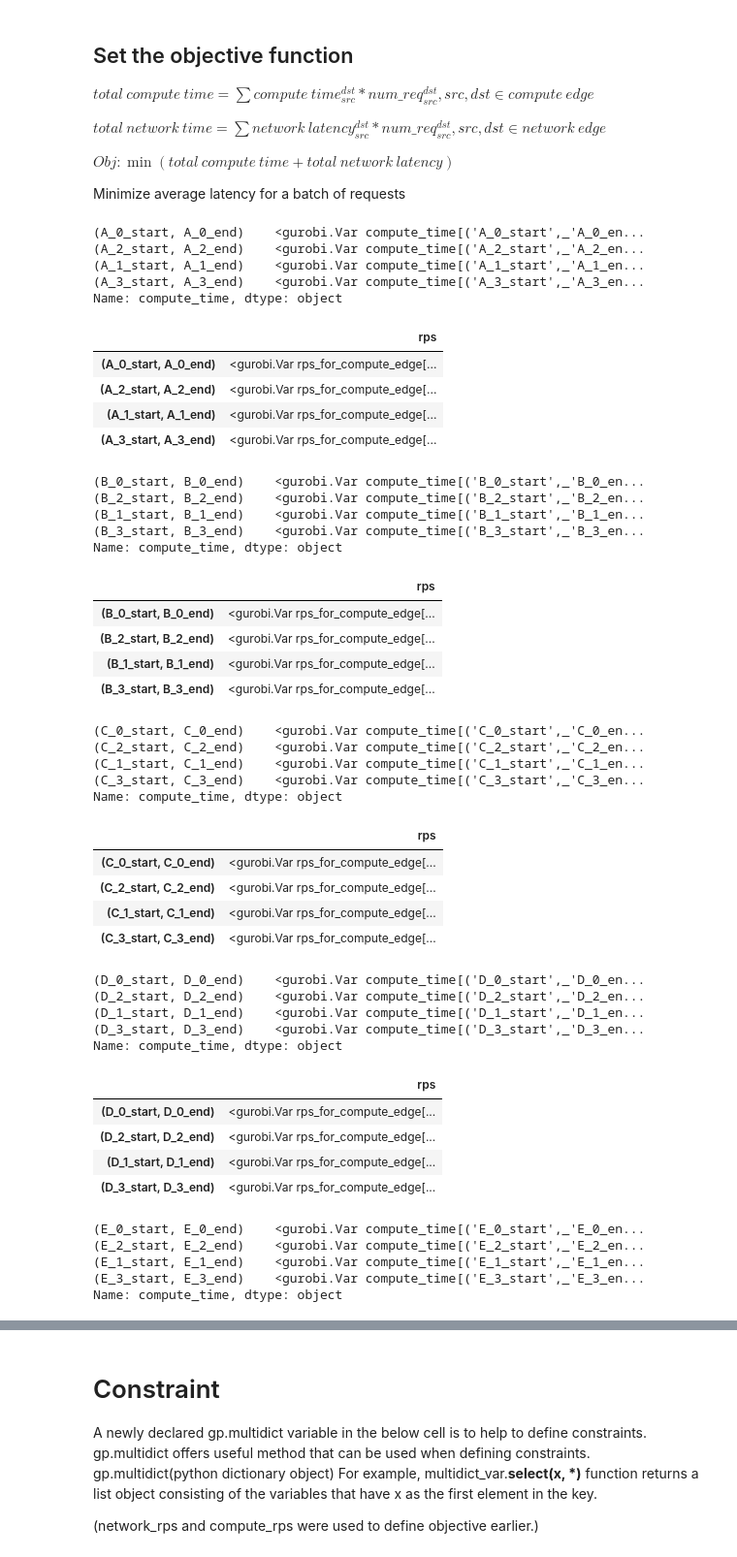
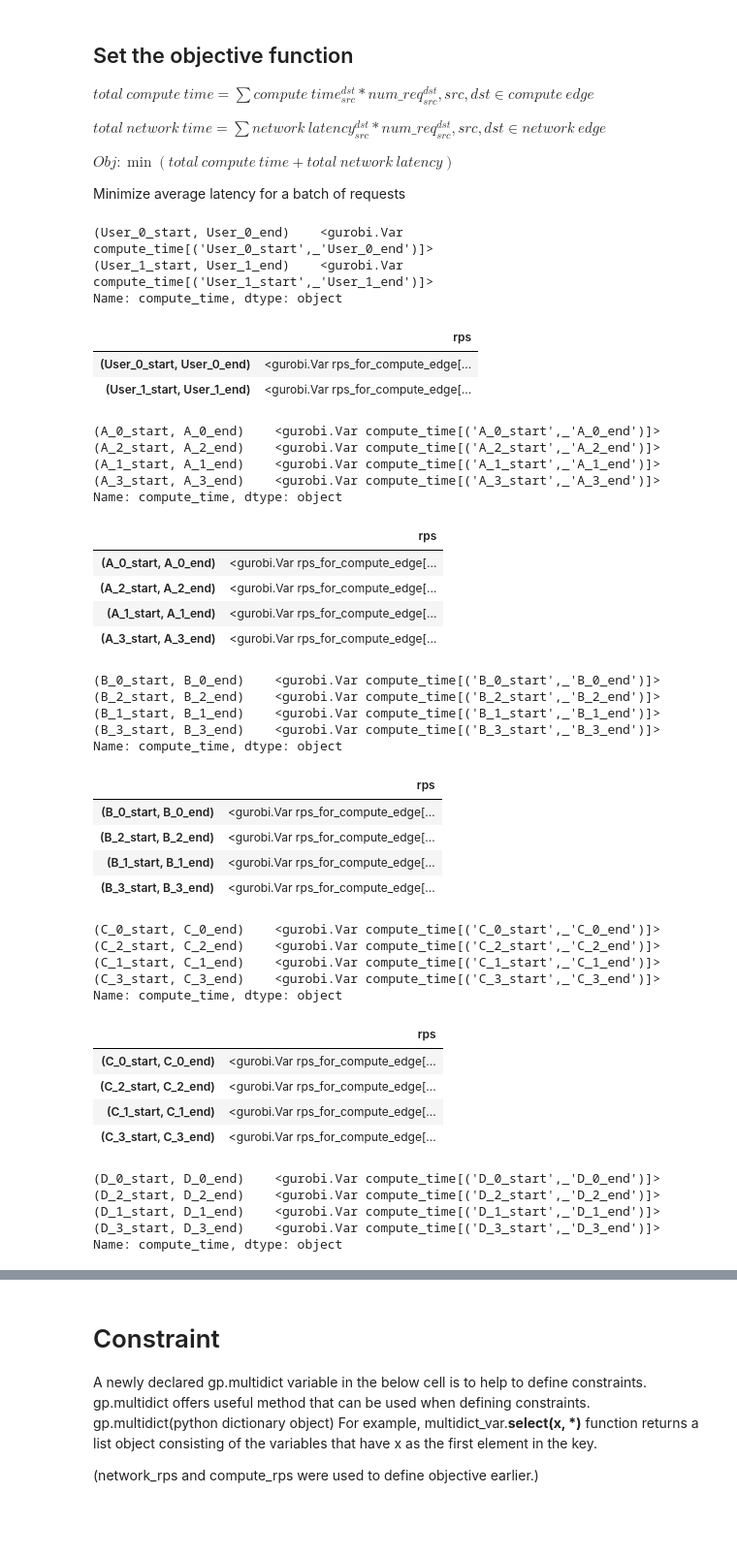
Before and after one commit to netarch/slate-sim, a Jupyter notebook: light_ml_optimizer.ipynb, the cells around one changed output, grey strips where cells are left out. Shown at 97% size. Drawn from its saved outputs; the diff is of its cells as text; code cells hidden in the pictures; blank space fills up the shorter version.

```diff
--- a/light_ml_optimizer.ipynb
+++ b/light_ml_optimizer.ipynb
@@ -118,6 +118,10 @@ Note that terms like 'service time,' 'compute time,' and 'compute latency' are a
   - Minimize the sum of all latency
   - <-> Minimize average latency for a batch of requests.
   - Note that it is not identical with balancing loads between clusters.
+# %%
+# YOU MUST EXECUTE THIS CELL.
+NUM_REQUEST = [500, 100]
+TOTAL_NUM_REQUEST = sum(NUM_REQUEST)
 # %%
 svc_name_list = list()
 
@@ -505,76 +558,74 @@ Minimize average latency for a batch of requests
 # - coefficient of the varianbel in the objective function
 # - Note that this attribute interacts with our piecewise-linear objective feature
 # - you typically use the setObjective method to set the objective, but this attribute provides an alternative for setting or modifying linear objective terms.
 # - ** The default sense for the objective function is minimization.
 ## reference for obj:
 # - https://www.gurobi.com/documentation/current/refman/obj.html#attr:Obj
 # - https://stackoverflow.com/questions/65782751/gurobi-using-the-obj-parameter-from-addvar
 # flow = model.addVars(arcs, name="flow")
 # model.update()
 ## why is the default objective function sum of minimum of (compute_time or network latency)*flow
 # flow = model.addVars(arcs, obj=latency, name="flow")
 
 network_latency_sum = sum(network_latency.multiply(network_rps))
 # with pd.option_context('display.max_colwidth', None):
 #     display(network_latency_sum)
+
 for svc_name in unique_service_name:
-    display(compute_time[svc_name])
-    display(m_feats[svc_name])
+    with pd.option_context('display.max_colwidth', None):
+        display(compute_time[svc_name])
+        display(m_feats[svc_name])
     compute_latency_sum = sum(compute_time[svc_name].multiply(m_feats[svc_name]["rps"]))
 #     display(compute_latency_sum)
 
 total_latency_sum = compute_latency_sum + network_latency_sum
 display(total_latency_sum)
 model.setObjective(total_latency_sum, gp.GRB.MINIMIZE)
 model.update()
 
 print("model objective")
 print(type(model.getObjective()))
 print(model.getObjective())
 # %% [output]
-(A_0_start, A_0_end)    <gurobi.Var compute_time[('A_0_start',_'A_0_en...
-(A_2_start, A_2_end)    <gurobi.Var compute_time[('A_2_start',_'A_2_en...
-(A_1_start, A_1_end)    <gurobi.Var compute_time[('A_1_start',_'A_1_en...
-(A_3_start, A_3_end)    <gurobi.Var compute_time[('A_3_start',_'A_3_en...
+(User_0_start, User_0_end)    <gurobi.Var compute_time[('User_0_start',_'User_0_end')]>
+(User_1_start, User_1_end)    <gurobi.Var compute_time[('User_1_start',_'User_1_end')]>
 Name: compute_time, dtype: object
 |  | rps |
-| (A_0_start, A_0_end) | <gurobi.Var rps_for_compute_edge[... |
-| (A_2_start, A_2_end) | <gurobi.Var rps_for_compute_edge[... |
-| (A_1_start, A_1_end) | <gurobi.Var rps_for_compute_edge[... |
-| (A_3_start, A_3_end) | <gurobi.Var rps_for_compute_edge[... |
+| (User_0_start, User_0_end) | <gurobi.Var rps_for_compute_edge[... |
+| (User_1_start, User_1_end) | <gurobi.Var rps_for_compute_edge[... |
-(B_0_start, B_0_end)    <gurobi.Var compute_time[('B_0_start',_'B_0_en...
-(B_2_start, B_2_end)    <gurobi.Var compute_time[('B_2_start',_'B_2_en...
-(B_1_start, B_1_end)    <gurobi.Var compute_time[('B_1_start',_'B_1_en...
-(B_3_start, B_3_end)    <gurobi.Var compute_time[('B_3_start',_'B_3_en...
+(A_0_start, A_0_end)    <gurobi.Var compute_time[('A_0_start',_'A_0_end')]>
+(A_2_start, A_2_end)    <gurobi.Var compute_time[('A_2_start',_'A_2_end')]>
+(A_1_start, A_1_end)    <gurobi.Var compute_time[('A_1_start',_'A_1_end')]>
+(A_3_start, A_3_end)    <gurobi.Var compute_time[('A_3_start',_'A_3_end')]>
 Name: compute_time, dtype: object
 |  | rps |
-| (B_0_start, B_0_end) | <gurobi.Var rps_for_compute_edge[... |
-| (B_2_start, B_2_end) | <gurobi.Var rps_for_compute_edge[... |
-| (B_1_start, B_1_end) | <gurobi.Var rps_for_compute_edge[... |
-| (B_3_start, B_3_end) | <gurobi.Var rps_for_compute_edge[... |
+| (A_0_start, A_0_end) | <gurobi.Var rps_for_compute_edge[... |
+| (A_2_start, A_2_end) | <gurobi.Var rps_for_compute_edge[... |
+| (A_1_start, A_1_end) | <gurobi.Var rps_for_compute_edge[... |
+| (A_3_start, A_3_end) | <gurobi.Var rps_for_compute_edge[... |
-(C_0_start, C_0_end)    <gurobi.Var compute_time[('C_0_start',_'C_0_en...
-(C_2_start, C_2_end)    <gurobi.Var compute_time[('C_2_start',_'C_2_en...
-(C_1_start, C_1_end)    <gurobi.Var compute_time[('C_1_start',_'C_1_en...
-(C_3_start, C_3_end)    <gurobi.Var compute_time[('C_3_start',_'C_3_en...
+(B_0_start, B_0_end)    <gurobi.Var compute_time[('B_0_start',_'B_0_end')]>
+(B_2_start, B_2_end)    <gurobi.Var compute_time[('B_2_start',_'B_2_end')]>
+(B_1_start, B_1_end)    <gurobi.Var compute_time[('B_1_start',_'B_1_end')]>
+(B_3_start, B_3_end)    <gurobi.Var compute_time[('B_3_start',_'B_3_end')]>
 Name: compute_time, dtype: object
 |  | rps |
-| (C_0_start, C_0_end) | <gurobi.Var rps_for_compute_edge[... |
-| (C_2_start, C_2_end) | <gurobi.Var rps_for_compute_edge[... |
-| (C_1_start, C_1_end) | <gurobi.Var rps_for_compute_edge[... |
-| (C_3_start, C_3_end) | <gurobi.Var rps_for_compute_edge[... |
+| (B_0_start, B_0_end) | <gurobi.Var rps_for_compute_edge[... |
+| (B_2_start, B_2_end) | <gurobi.Var rps_for_compute_edge[... |
+| (B_1_start, B_1_end) | <gurobi.Var rps_for_compute_edge[... |
+| (B_3_start, B_3_end) | <gurobi.Var rps_for_compute_edge[... |
-(D_0_start, D_0_end)    <gurobi.Var compute_time[('D_0_start',_'D_0_en...
-(D_2_start, D_2_end)    <gurobi.Var compute_time[('D_2_start',_'D_2_en...
-(D_1_start, D_1_end)    <gurobi.Var compute_time[('D_1_start',_'D_1_en...
-(D_3_start, D_3_end)    <gurobi.Var compute_time[('D_3_start',_'D_3_en...
+(C_0_start, C_0_end)    <gurobi.Var compute_time[('C_0_start',_'C_0_end')]>
+(C_2_start, C_2_end)    <gurobi.Var compute_time[('C_2_start',_'C_2_end')]>
+(C_1_start, C_1_end)    <gurobi.Var compute_time[('C_1_start',_'C_1_end')]>
+(C_3_start, C_3_end)    <gurobi.Var compute_time[('C_3_start',_'C_3_end')]>
 Name: compute_time, dtype: object
 |  | rps |
-| (D_0_start, D_0_end) | <gurobi.Var rps_for_compute_edge[... |
-| (D_2_start, D_2_end) | <gurobi.Var rps_for_compute_edge[... |
-| (D_1_start, D_1_end) | <gurobi.Var rps_for_compute_edge[... |
-| (D_3_start, D_3_end) | <gurobi.Var rps_for_compute_edge[... |
+| (C_0_start, C_0_end) | <gurobi.Var rps_for_compute_edge[... |
+| (C_2_start, C_2_end) | <gurobi.Var rps_for_compute_edge[... |
+| (C_1_start, C_1_end) | <gurobi.Var rps_for_compute_edge[... |
+| (C_3_start, C_3_end) | <gurobi.Var rps_for_compute_edge[... |
-(E_0_start, E_0_end)    <gurobi.Var compute_time[('E_0_start',_'E_0_en...
-(E_2_start, E_2_end)    <gurobi.Var compute_time[('E_2_start',_'E_2_en...
-(E_1_start, E_1_end)    <gurobi.Var compute_time[('E_1_start',_'E_1_en...
-(E_3_start, E_3_end)    <gurobi.Var compute_time[('E_3_start',_'E_3_en...
+(D_0_start, D_0_end)    <gurobi.Var compute_time[('D_0_start',_'D_0_end')]>
+(D_2_start, D_2_end)    <gurobi.Var compute_time[('D_2_start',_'D_2_end')]>
+(D_1_start, D_1_end)    <gurobi.Var compute_time[('D_1_start',_'D_1_end')]>
+(D_3_start, D_3_end)    <gurobi.Var compute_time[('D_3_start',_'D_3_end')]>
 Name: compute_time, dtype: object
 |  | rps |
```
Also changed, not shown: parts of 17 cells of this notebook.
